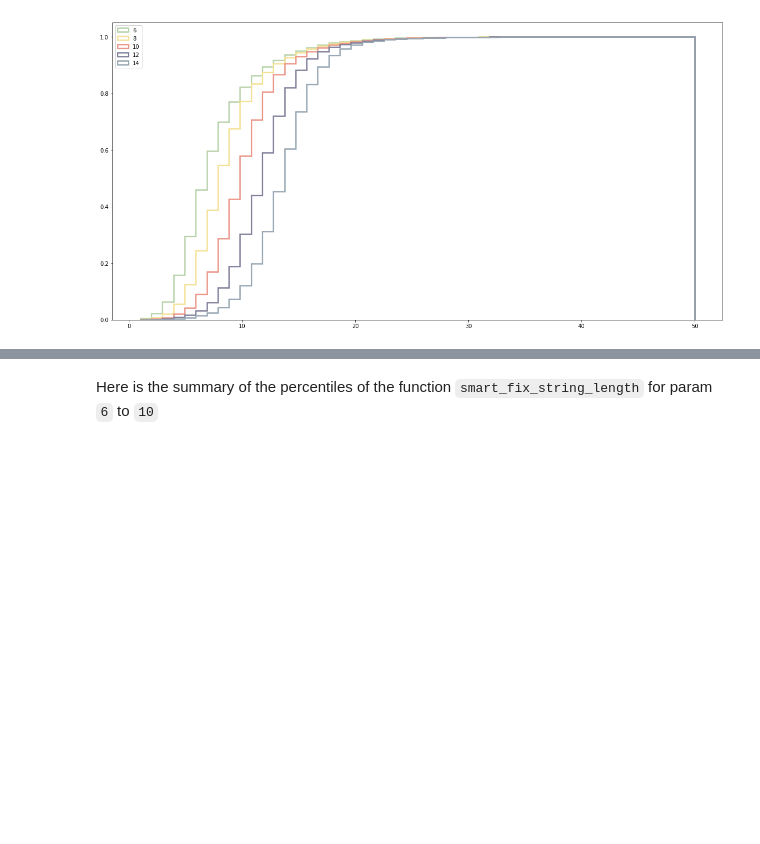
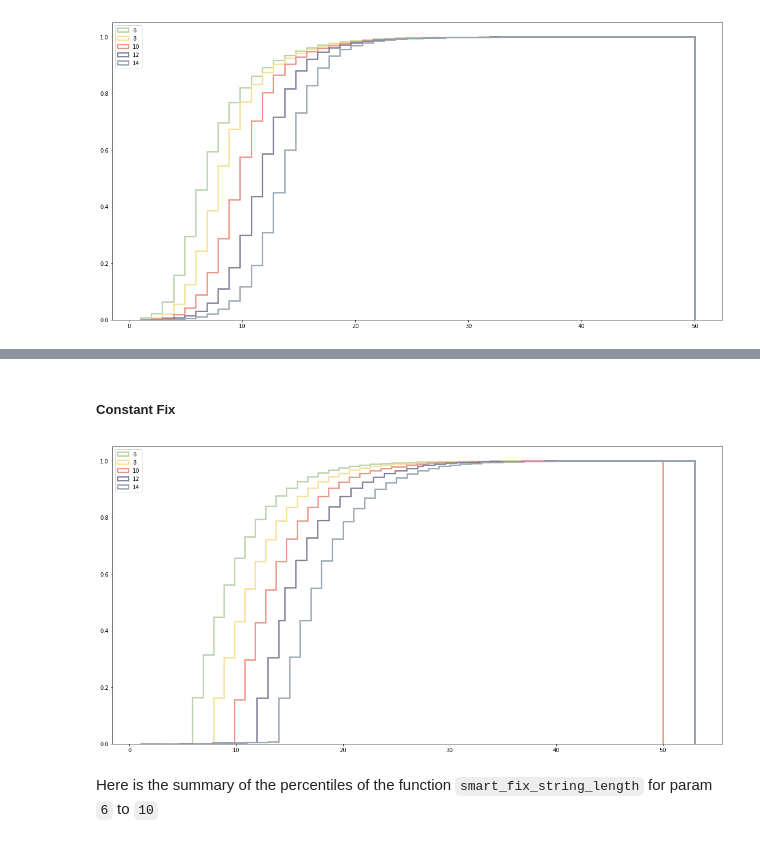
Before and after one commit to gunawanlg/voice-to-text-bahasa, a Jupyter notebook: notebooks/eda/hr-statistical-summary-indasv.ipynb, the cells around one changed output, grey strips where cells are left out. Cells and saved outputs as stored; diff of their text form; code cells hidden in the pictures; blank space fills up the shorter version.

```diff
--- a/notebooks/eda/hr-statistical-summary-indasv.ipynb
+++ b/notebooks/eda/hr-statistical-summary-indasv.ipynb
@@ -306,8 +306,8 @@ def smart_fix_string_length(sentences, limit=10):
 To know which one performs better, we need to look at the distribution of the transcriptions based on the two splitting methods. This distribution will also be useful for us to decide where to split (cut) and which parts of the split we want to keep or remove
 # %%
 # Create a new colum containing the split transcriptions for debugging purpose
-df["chapter_string_fixed"] = df["chapter_string"].apply(split_by_delimiters).apply(lambda x: fix_string_length(x))
-df["chapter_string_smart_fixed"] = df["chapter_string"].apply(split_by_delimiters).apply(lambda x: smart_fix_string_length(x))
+df["chapter_string_fixed"] = df["chapter_string"].apply(split_by_symbols).apply(lambda x: fix_string_length(x))
+df["chapter_string_smart_fixed"] = df["chapter_string"].apply(split_by_symbols).apply(lambda x: smart_fix_string_length(x))
 
 # Create a new column containing the length of the words for sentences after the split
 df["chapter_string_fixed_len"] = df["chapter_string_fixed"].apply(lambda x: [len(i.split(" ")) for i in x])
@@ -359,7 +361,7 @@ cum_smart_fixed_lengths = []
 RANGES = [i for i in range(6, 15, 2)]
 
 for i in RANGES:
-    df["chapter_string_smart_fixed"] = df["chapter_string"].apply(split_by_delimiters).apply(lambda x: smart_fix_string_length(x, limit=i))
+    df["chapter_string_smart_fixed"] = df["chapter_string"].apply(split_by_symbols).apply(lambda x: smart_fix_string_length(x, limit=i))
 
     df["chapter_string_smart_fixed_len"] = df["chapter_string_smart_fixed"].apply(lambda x: [len(i.split(" ")) for i in x])
 
@@ -397,0 +414,2 @@ summary_df = pd.DataFrame({
+# %% [markdown]
+##### Constant Fix
@@ -397,0 +431,24 @@ summary_df = pd.DataFrame({
+# %%
+# Initialize colors and set the figure
+plt.figure(figsize=(20,10))
+colors = ["#B8D2A9", "#F4E194", "#EB9486", "#7E7F9A", "#97A7B3"]
+
+# Create empty list to store the percentiles
+tenth_percentiles = []
+fiftieth_percentiles = []
+ninetieth_percentiles = []
+standard_deviations = []
+
+for i in range(len(cum_fixed_lengths)):
+    plt.hist(cum_fixed_lengths[i], label=RANGES[i], histtype='step', cumulative=True, density=1, color=colors[i], bins=100, linewidth=2.5)
+
+    # Calculate percentiles for each of
+    tenth_percentiles.append(np.percentile(cum_fixed_lengths[i], 10))
+    fiftieth_percentiles.append(np.percentile(cum_fixed_lengths[i], 50))
+    ninetieth_percentiles.append(np.percentile(cum_fixed_lengths[i], 90))
+    standard_deviations.append(np.std(cum_fixed_lengths[i]))
+
+plt.legend(loc=2)
+plt.show()
+# %% [output]
+[figure, added]
```
Also changed, not shown: parts of 21 cells of this notebook.
